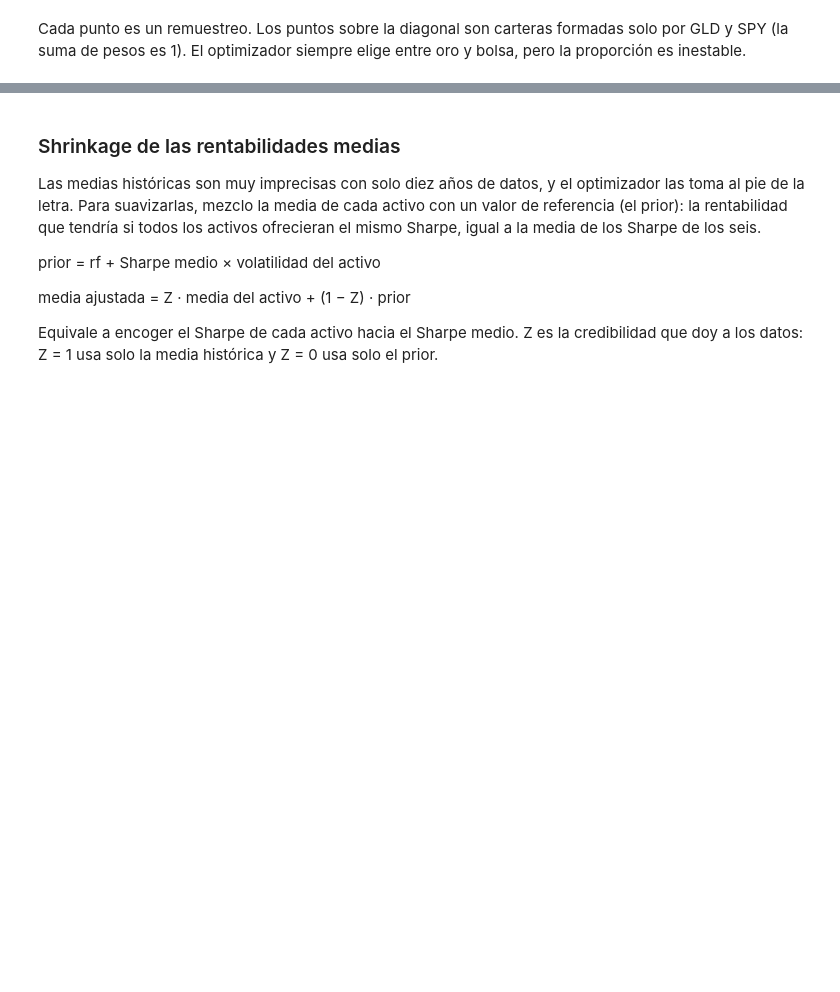
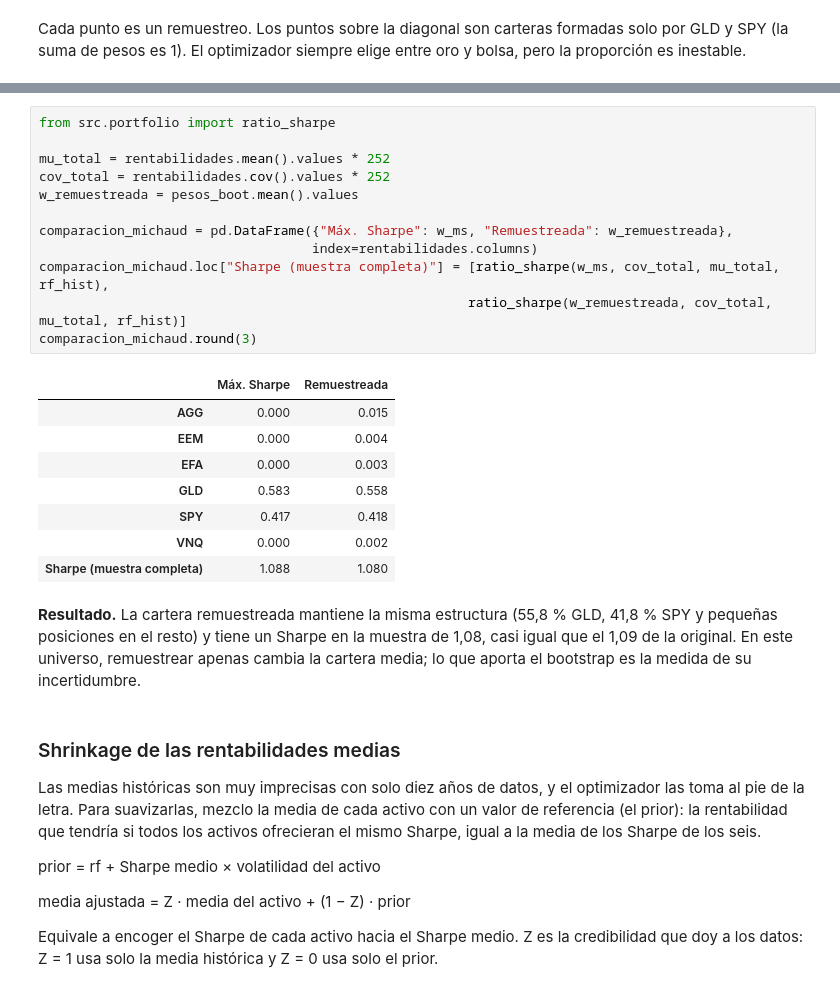
Before and after one commit to mnayala100/proyecto-cartera-markowitz, a Jupyter notebook: notebooks/05_incertidumbre.ipynb, the cells around one changed output, grey strips where cells are left out. Cells and saved outputs as stored; diff of their text form; blank space fills up the shorter version.

```diff
--- a/notebooks/05_incertidumbre.ipynb
+++ b/notebooks/05_incertidumbre.ipynb
@@ -96,3 +152,26 @@ Cada punto es un remuestreo. Los puntos sobre la diagonal son carteras formadas
+# %%
+from src.portfolio import ratio_sharpe
+
+mu_total = rentabilidades.mean().values * 252
+cov_total = rentabilidades.cov().values * 252
+w_remuestreada = pesos_boot.mean().values
+
+comparacion_michaud = pd.DataFrame({"Máx. Sharpe": w_ms, "Remuestreada": w_remuestreada},
+                                   index=rentabilidades.columns)
+comparacion_michaud.loc["Sharpe (muestra completa)"] = [ratio_sharpe(w_ms, cov_total, mu_total, rf_hist),
+                                                       ratio_sharpe(w_remuestreada, cov_total, mu_total, rf_hist)]
+comparacion_michaud.round(3)
+# %% [output]
+|  | Máx. Sharpe | Remuestreada |
+| AGG | 0.000 | 0.015 |
+| EEM | 0.000 | 0.004 |
+| EFA | 0.000 | 0.003 |
+| GLD | 0.583 | 0.558 |
+| SPY | 0.417 | 0.418 |
+| VNQ | 0.000 | 0.002 |
+| Sharpe (muestra completa) | 1.088 | 1.080 |
+# %% [markdown]
+**Resultado.** La cartera remuestreada mantiene la misma estructura (55,8 % GLD, 41,8 % SPY y pequeñas posiciones en el resto) y tiene un Sharpe en la muestra de 1,08, casi igual que el 1,09 de la original. En este universo, remuestrear apenas cambia la cartera media; lo que aporta el bootstrap es la medida de su incertidumbre.
 # %% [markdown]
 ### Shrinkage de las rentabilidades medias
 
```
Also changed, not shown: parts of 7 cells of this notebook, 4 other files.
